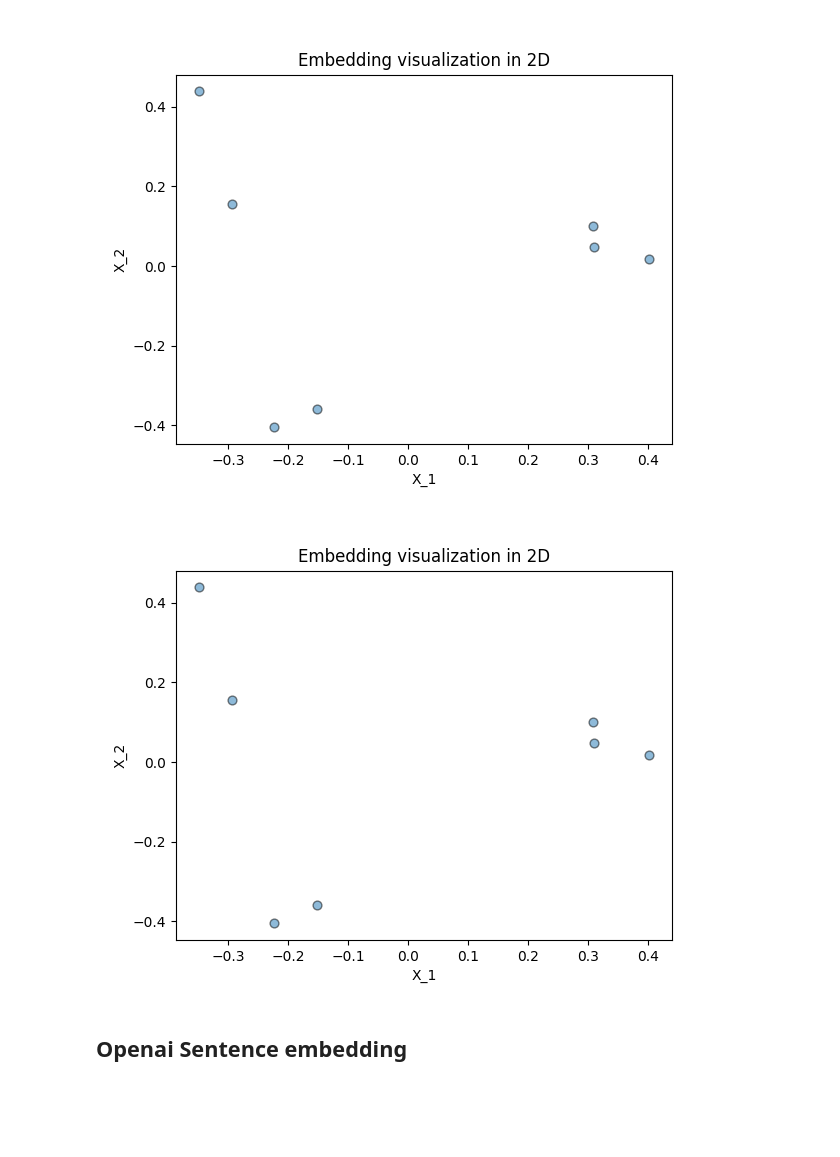
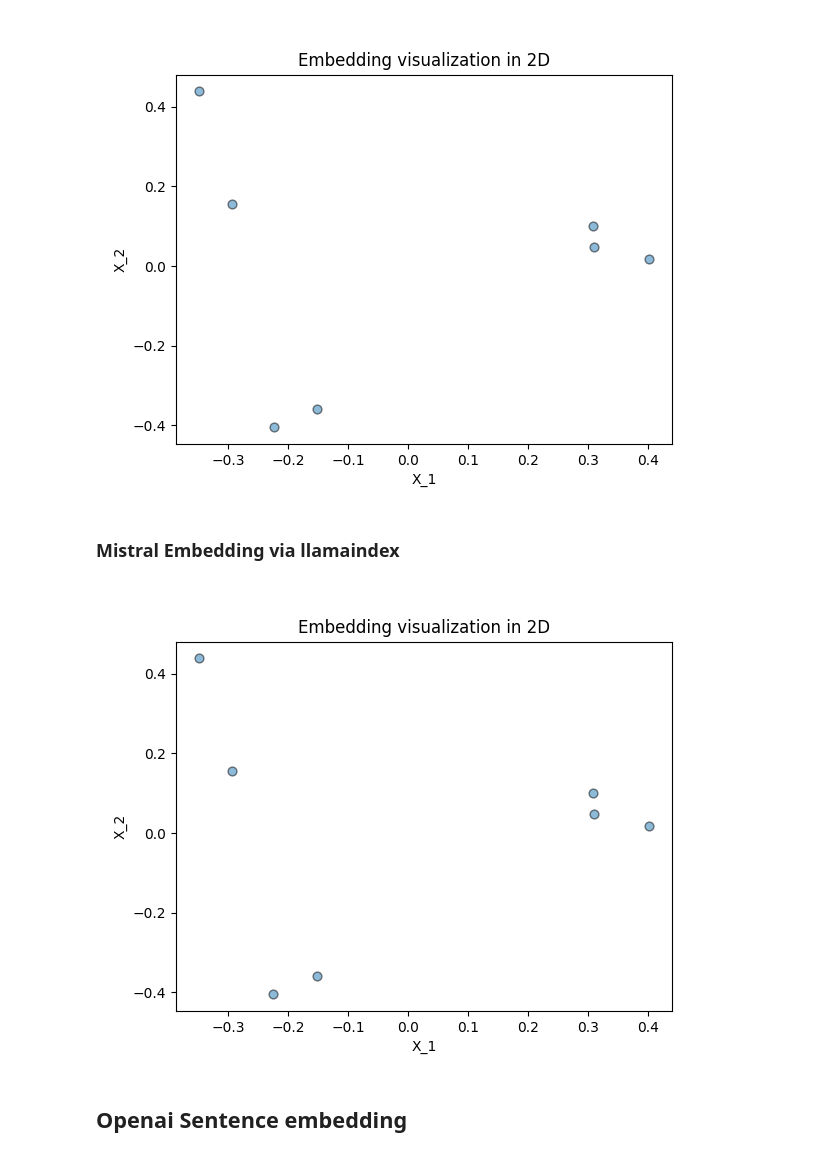
Before and after one commit to aadehamid/embeddings, a Jupyter notebook: embeddings/1_various_embeddings.ipynb, the cells around one changed output. Cells and saved outputs as stored; diff of their text form; code cells hidden in the pictures; blank space fills up the shorter version.

Commit message:
mistral embeddings through llama index

```diff
--- a/embeddings/1_various_embeddings.ipynb
+++ b/embeddings/1_various_embeddings.ipynb
@@ -205,7 +200,22 @@ plot_2D(mistral_low_dim_array[:,0], mistral_low_dim_array[:,1], input_text_lst_n
-# %%
-plot_2D(m_low_embed[:,0], m_low_embed[:,1], input_text_lst_news)
-# %% [output]
-[figure, removed]
+# %% [markdown]
+### Mistral Embedding via llamaindex
+# %%
+# from llama_index.llms import MistralAI
+from llama_index.embeddings import MistralAIEmbedding
+
+model_name = "mistral-embed"
+embed_model = MistralAIEmbedding(model_name=model_name, api_key=mistral_api_key)
+mistral_embed_list = []
+for i in range(len(input_text_lst_news)):
+    mistral_embed_list.append(embed_model.get_text_embedding(input_text_lst_news[i]))
+mistra_embeds = np.array(mistral_embed_list)
+
+PCA_model = PCA(n_components=2)
+PCA_model.fit(mistra_embeds)
+mistral_llama_low_dim_array = PCA_model.transform(mistra_embeds)
+plot_2D(mistral_llama_low_dim_array[:,0], mistral_llama_low_dim_array[:,1], input_text_lst_news)
+# %% [output]
+[figure, added]
 # %% [markdown]
 ## Openai Sentence embedding
 # %%
```
Also changed, not shown: parts of 6 cells of this notebook.
